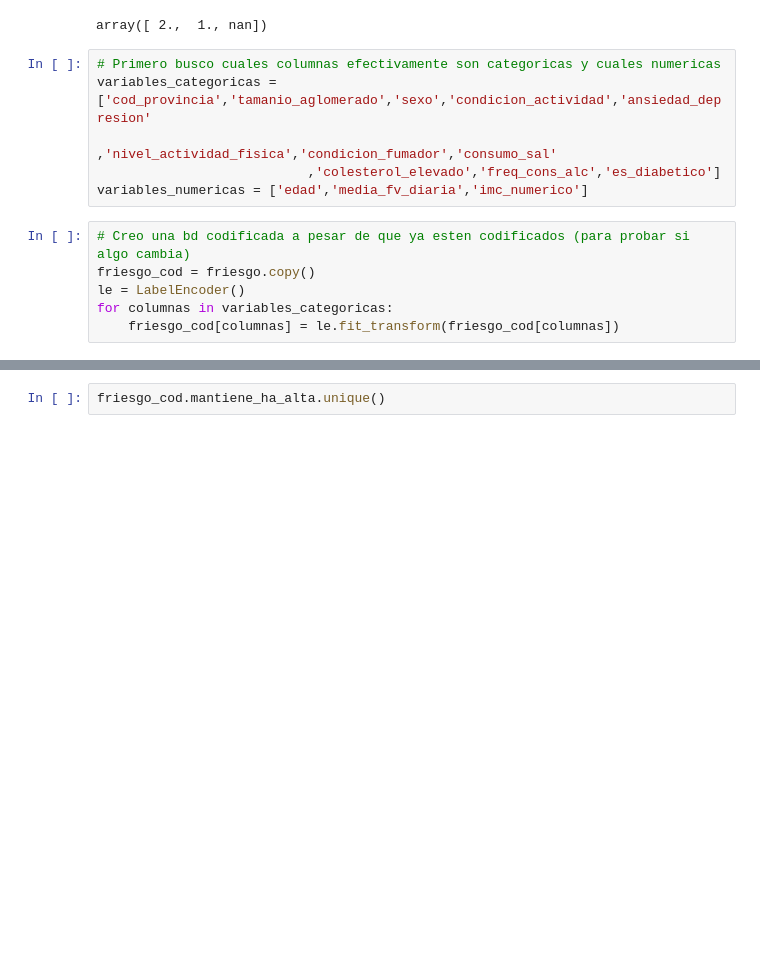
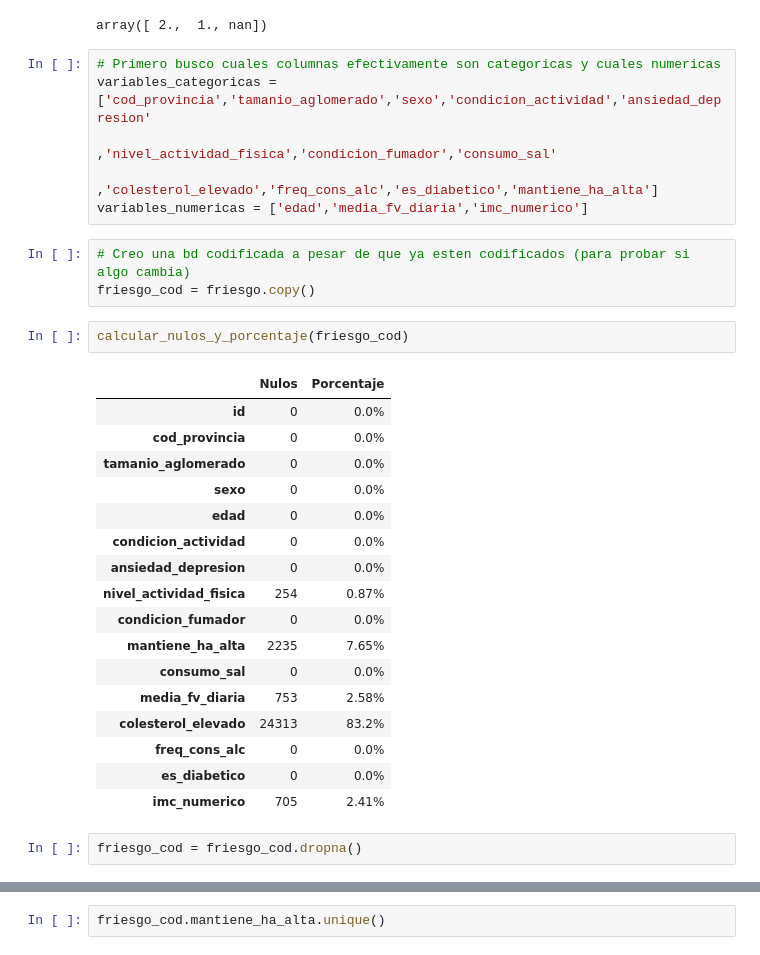
Before and after one commit to Data-Science-YPF/factores_riesgo, a Jupyter notebook: ModelosClasificacion.ipynb, the cells around one changed output, grey strips where cells are left out. Saved outputs shown, nothing was run; the diff lists cells and outputs as text; blank space fills up the shorter version.

```diff
--- a/ModelosClasificacion.ipynb
+++ b/ModelosClasificacion.ipynb
@@ -40,11 +42,30 @@ array([ 2.,  1., nan])
 # Primero busco cuales columnas efectivamente son categoricas y cuales numericas
 variables_categoricas = ['cod_provincia','tamanio_aglomerado','sexo','condicion_actividad','ansiedad_depresion'
                            ,'nivel_actividad_fisica','condicion_fumador','consumo_sal'
-                           ,'colesterol_elevado','freq_cons_alc','es_diabetico']
+                           ,'colesterol_elevado','freq_cons_alc','es_diabetico','mantiene_ha_alta']
 variables_numericas = ['edad','media_fv_diaria','imc_numerico']
 # %%
 # Creo una bd codificada a pesar de que ya esten codificados (para probar si algo cambia)
 friesgo_cod = friesgo.copy()
-le = LabelEncoder()
-for columnas in variables_categoricas:
-    friesgo_cod[columnas] = le.fit_transform(friesgo_cod[columnas])
+# %%
+calcular_nulos_y_porcentaje(friesgo_cod)
+# %% [output]
+|  | Nulos | Porcentaje |
+| id | 0 | 0.0% |
+| cod_provincia | 0 | 0.0% |
+| tamanio_aglomerado | 0 | 0.0% |
+| sexo | 0 | 0.0% |
+| edad | 0 | 0.0% |
+| condicion_actividad | 0 | 0.0% |
+| ansiedad_depresion | 0 | 0.0% |
+| nivel_actividad_fisica | 254 | 0.87% |
+| condicion_fumador | 0 | 0.0% |
+| mantiene_ha_alta | 2235 | 7.65% |
+| consumo_sal | 0 | 0.0% |
+| media_fv_diaria | 753 | 2.58% |
+| colesterol_elevado | 24313 | 83.2% |
+| freq_cons_alc | 0 | 0.0% |
+| es_diabetico | 0 | 0.0% |
+| imc_numerico | 705 | 2.41% |
+# %%
+friesgo_cod = friesgo_cod.dropna()
```
Also changed, not shown: parts of 13 cells of this notebook, 2 other files.
